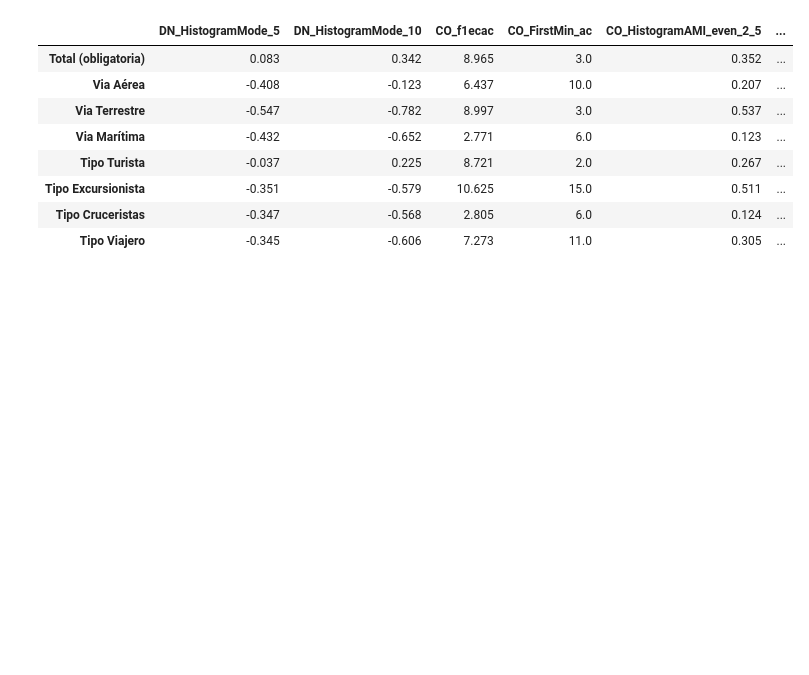
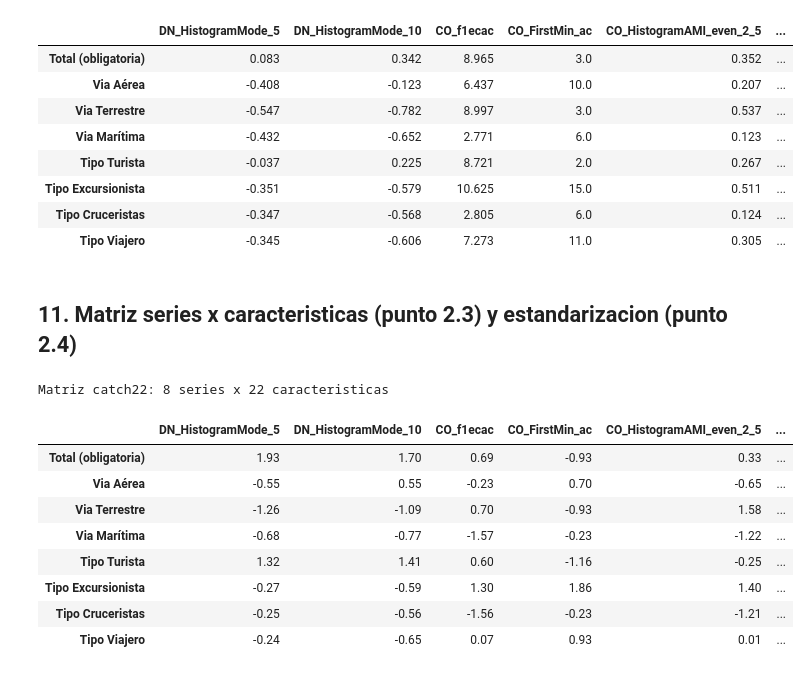
Before and after one commit to DavidDominguez-11/DS-Lab1, a Jupyter notebook: Lab2_Deep_Learning_CC3084.ipynb, the cells around one changed output. Drawn from its saved outputs; the diff is of its cells as text; code cells hidden in the pictures; blank space fills up the shorter version.

Commit message:
Matriz series x caracteristicas y estandarizacion

```diff
--- a/Lab2_Deep_Learning_CC3084.ipynb
+++ b/Lab2_Deep_Learning_CC3084.ipynb
@@ -658,3 +658,26 @@ NaNs en la matriz: 0
 | Tipo Excursionista | -0.351 | -0.579 | 10.625 | 15.0 | 0.511 | ... |
 | Tipo Cruceristas | -0.347 | -0.568 | 2.805 | 6.0 | 0.124 | ... |
 | Tipo Viajero | -0.345 | -0.606 | 7.273 | 11.0 | 0.305 | ... |
+# %% [markdown]
+## 11. Matriz series x caracteristicas (punto 2.3) y estandarizacion (punto 2.4)
+# %%
+print(f"Matriz catch22: {matriz_catch22.shape[0]} series x {matriz_catch22.shape[1]} caracteristicas")
+
+scaler_catch22 = StandardScaler()
+matriz_z = pd.DataFrame(
+    scaler_catch22.fit_transform(matriz_catch22),
+    index=matriz_catch22.index,
+    columns=matriz_catch22.columns,
+)
+matriz_z.round(2)
+# %% [output]
+Matriz catch22: 8 series x 22 caracteristicas
+|  | DN_HistogramMode_5 | DN_HistogramMode_10 | CO_f1ecac | CO_FirstMin_ac | CO_HistogramAMI_even_2_5 | ... |
+| Total (obligatoria) | 1.93 | 1.70 | 0.69 | -0.93 | 0.33 | ... |
+| Via Aérea | -0.55 | 0.55 | -0.23 | 0.70 | -0.65 | ... |
+| Via Terrestre | -1.26 | -1.09 | 0.70 | -0.93 | 1.58 | ... |
+| Via Marítima | -0.68 | -0.77 | -1.57 | -0.23 | -1.22 | ... |
+| Tipo Turista | 1.32 | 1.41 | 0.60 | -1.16 | -0.25 | ... |
+| Tipo Excursionista | -0.27 | -0.59 | 1.30 | 1.86 | 1.40 | ... |
+| Tipo Cruceristas | -0.25 | -0.56 | -1.56 | -0.23 | -1.21 | ... |
+| Tipo Viajero | -0.24 | -0.65 | 0.07 | 0.93 | 0.01 | ... |
```
